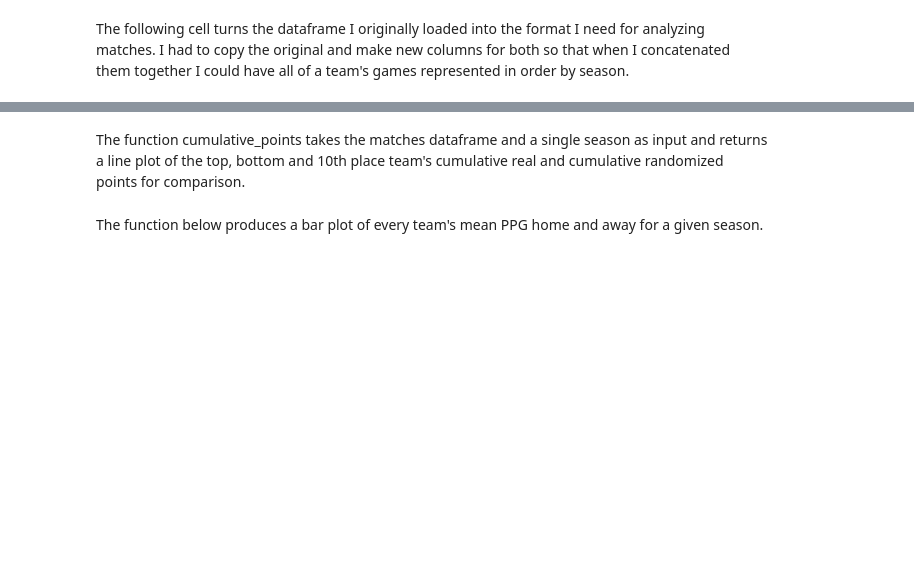
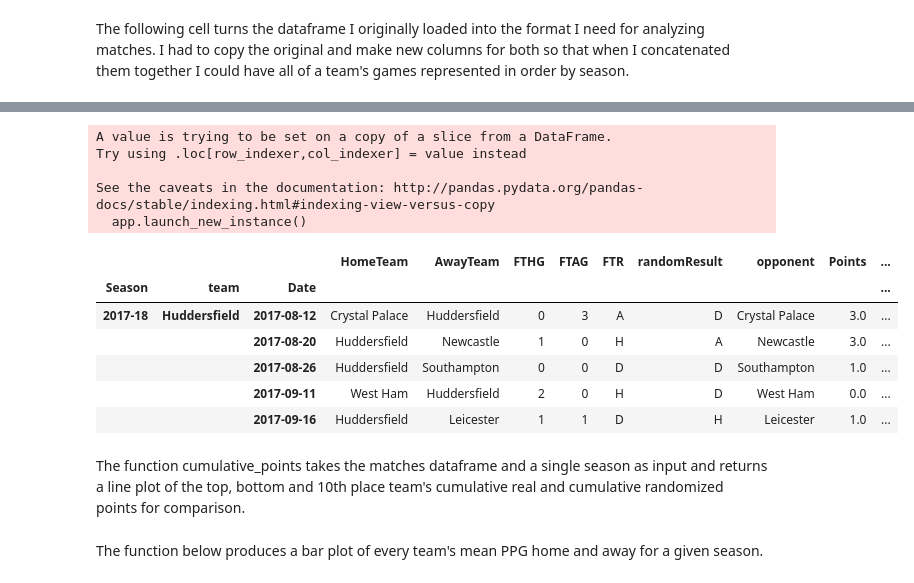
Before and after one commit to nhcamp/Springboard, a Jupyter notebook: Capstone_1_EPL/EPL Match Results DF.ipynb, the cells around one changed output, grey strips where cells are left out. Cells and saved outputs as stored; diff of their text form; code cells hidden in the pictures; blank space fills up the shorter version.

Commit message:
adding numerical values

```diff
--- a/Capstone_1_EPL/EPL Match Results DF.ipynb
+++ b/Capstone_1_EPL/EPL Match Results DF.ipynb
@@ -74,3 +88,19 @@ Season  team    Date
+# %%
+all_games = win_ratio_head2head(double_df)
+all_games.head()
+# %% [output]
+A value is trying to be set on a copy of a slice from a DataFrame.
+Try using .loc[row_indexer,col_indexer] = value instead
+
+See the caveats in the documentation: http://pandas.pydata.org/pandas-docs/stable/indexing.html#indexing-view-versus-copy
+  app.launch_new_instance()
+|  |  |  | HomeTeam | AwayTeam | FTHG | FTAG | FTR | randomResult | opponent | Points | ... |
+| Season | team | Date |  |  |  |  |  |  |  |  | ... |
+| 2017-18 | Huddersfield | 2017-08-12 | Crystal Palace | Huddersfield | 0 | 3 | A | D | Crystal Palace | 3.0 | ... |
+|  |  | 2017-08-20 | Huddersfield | Newcastle | 1 | 0 | H | A | Newcastle | 3.0 | ... |
+|  |  | 2017-08-26 | Huddersfield | Southampton | 0 | 0 | D | D | Southampton | 1.0 | ... |
+|  |  | 2017-09-11 | West Ham | Huddersfield | 2 | 0 | H | D | West Ham | 0.0 | ... |
+|  |  | 2017-09-16 | Huddersfield | Leicester | 1 | 1 | D | H | Leicester | 1.0 | ... |
 # %%
 ##function to filter a team's results by w/d/l and add the points to the df
 def results_and_points(df, team_list):
```
Also changed, not shown: parts of 12 cells of this notebook.
